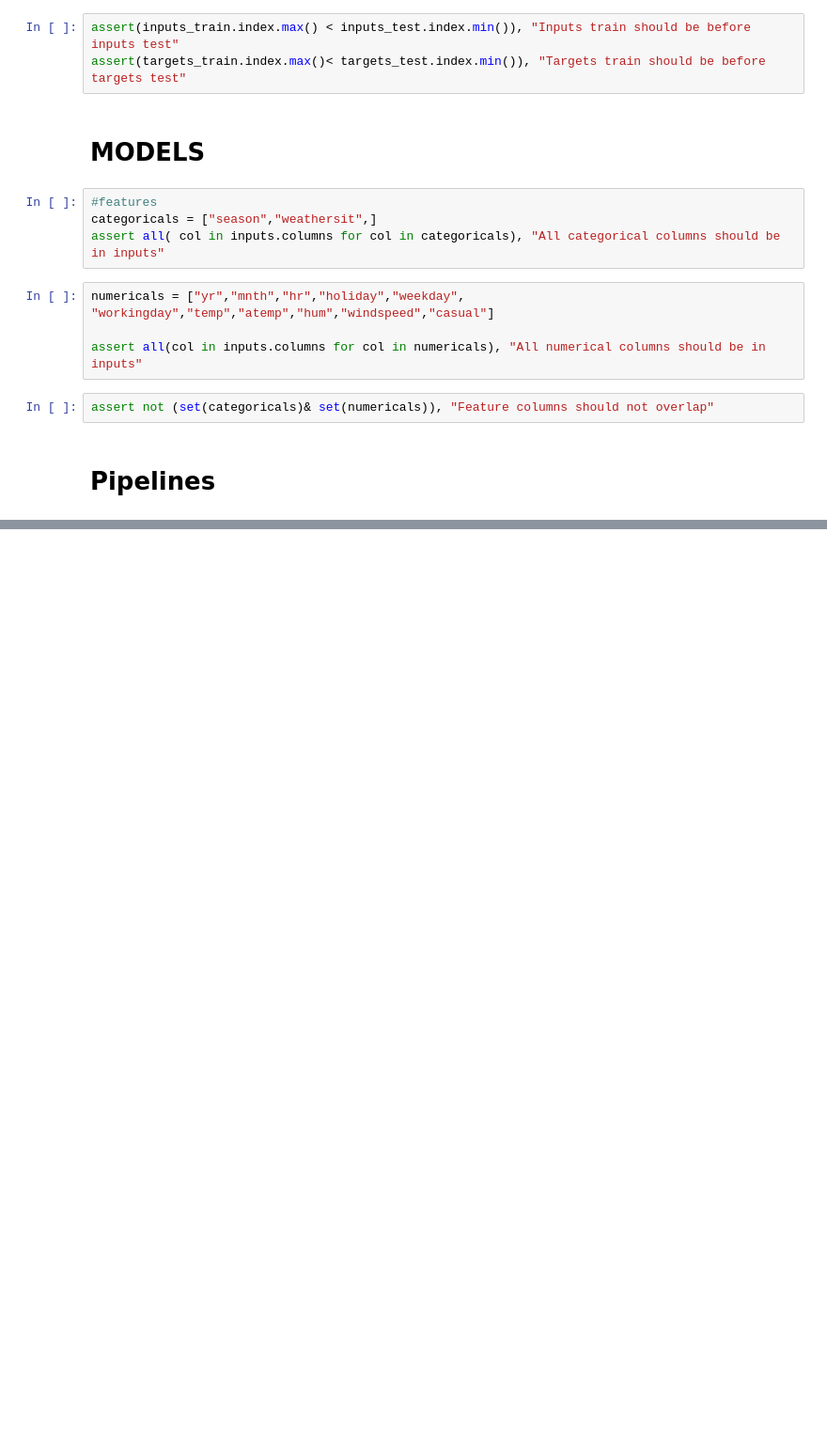
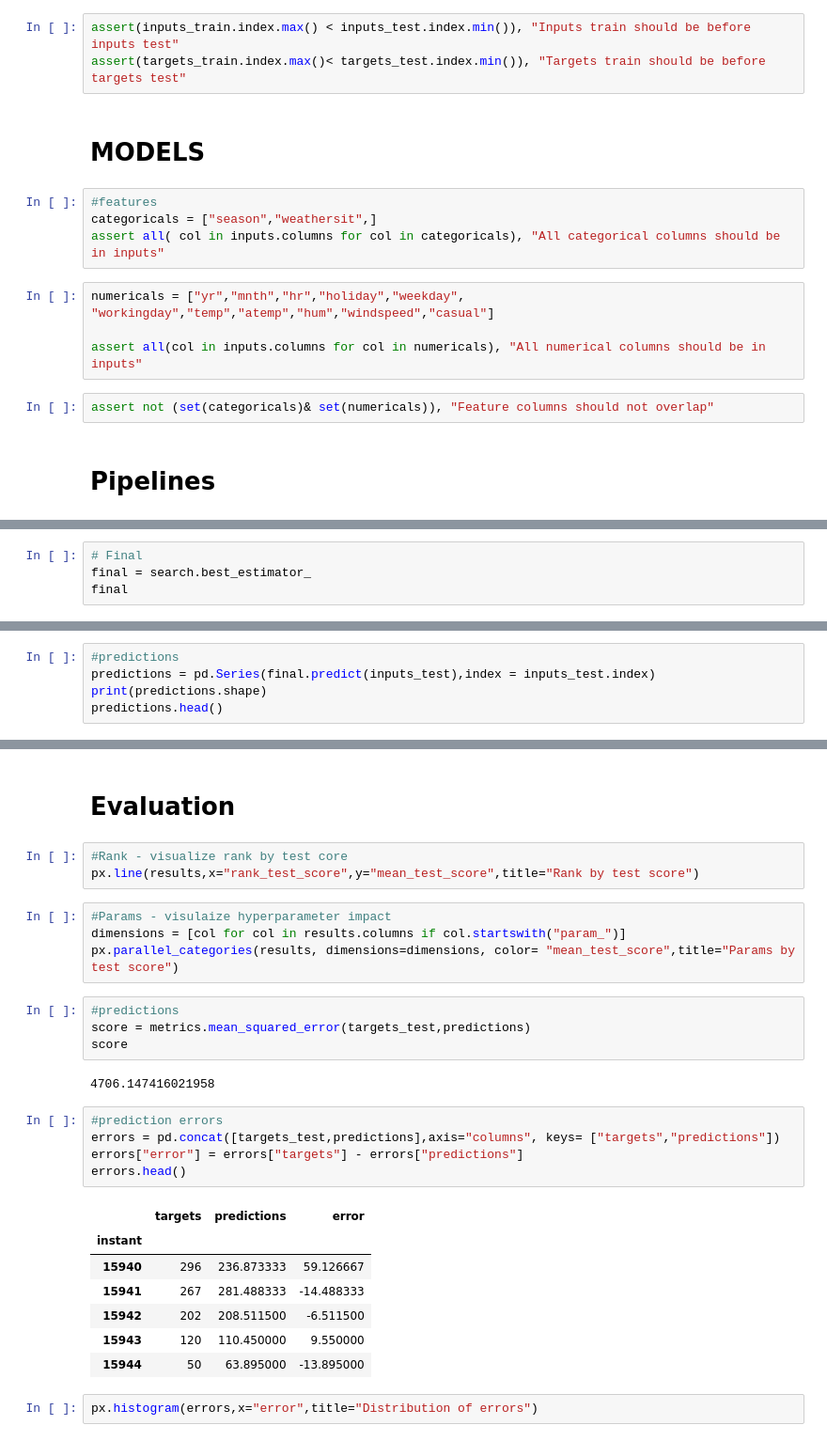
Before and after one commit to DOOMNOVA/ML_E_TO_E_bikes, a Jupyter notebook: notebooks/prototype.ipynb, the cells around one changed output, grey strips where cells are left out. Shown at 94% size. Saved outputs shown, nothing was run; the diff lists cells and outputs as text; blank space fills up the shorter version.

```diff
--- a/notebooks/prototype.ipynb
+++ b/notebooks/prototype.ipynb
@@ -165,0 +231,4 @@ Pipeline(steps=[('transformer',
+# %%
+# Final
+final = search.best_estimator_
+final
@@ -165,0 +272,5 @@ Pipeline(steps=[('transformer',
+# %%
+#predictions
+predictions = pd.Series(final.predict(inputs_test),index = inputs_test.index)
+print(predictions.shape)
+predictions.head()
@@ -165,0 +299,30 @@ Pipeline(steps=[('transformer',
+# %% [markdown]
+# Evaluation
+# %%
+#Rank - visualize rank by test core
+px.line(results,x="rank_test_score",y="mean_test_score",title="Rank by test score")
+# %%
+#Params - visulaize hyperparameter impact
+dimensions = [col for col in results.columns if col.startswith("param_")]
+px.parallel_categories(results, dimensions=dimensions, color= "mean_test_score",title="Params by test score")
+# %%
+#predictions
+score = metrics.mean_squared_error(targets_test,predictions)
+score
+# %% [output]
+4706.147416021958
+# %%
+#prediction errors
+errors = pd.concat([targets_test,predictions],axis="columns", keys= ["targets","predictions"])
+errors["error"] = errors["targets"] - errors["predictions"]
+errors.head()
+# %% [output]
+|  | targets | predictions | error |
+| instant |  |  |  |
+| 15940 | 296 | 236.873333 | 59.126667 |
+| 15941 | 267 | 281.488333 | -14.488333 |
+| 15942 | 202 | 208.511500 | -6.511500 |
+| 15943 | 120 | 110.450000 | 9.550000 |
+| 15944 | 50 | 63.895000 | -13.895000 |
+# %%
+px.histogram(errors,x="error",title="Distribution of errors")
```
Also changed, not shown: parts of 18 cells of this notebook.
